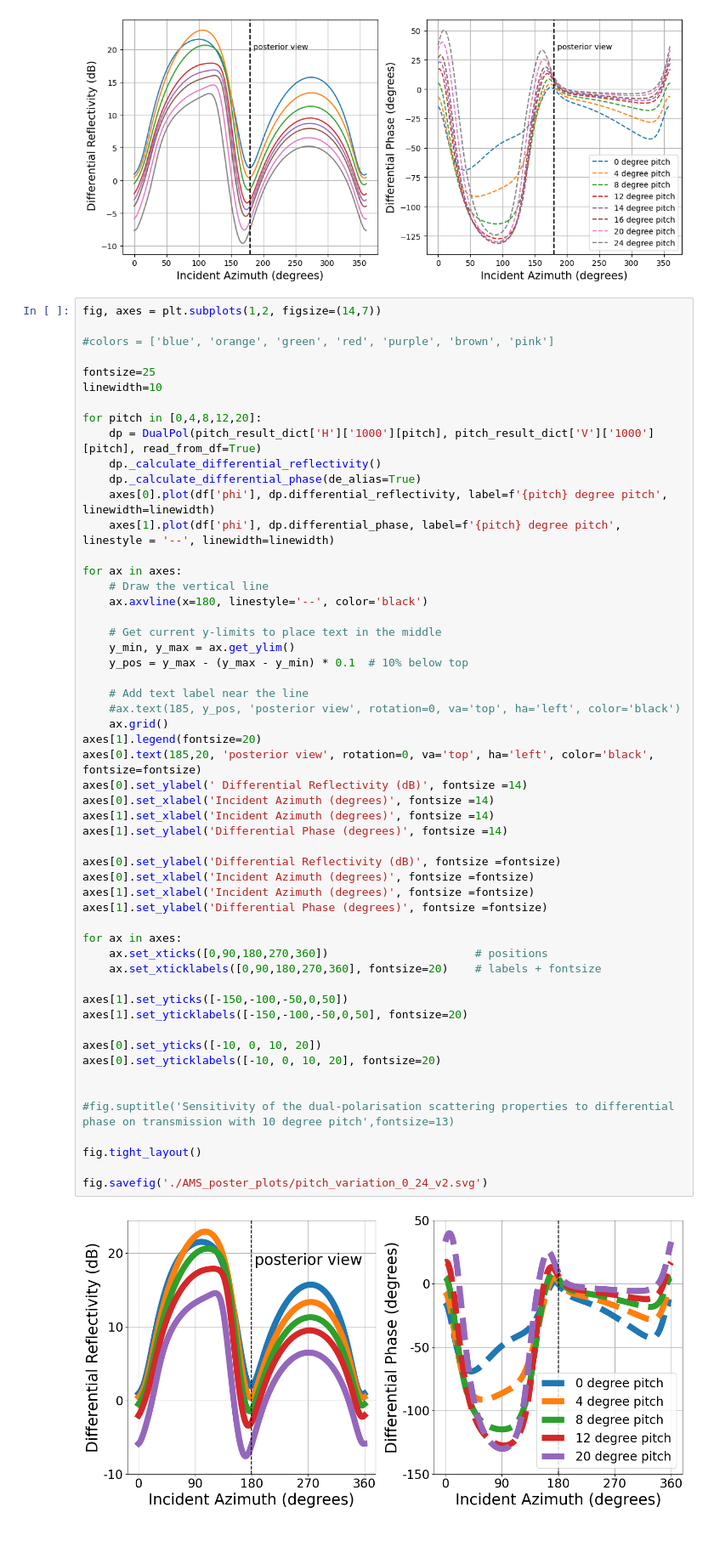
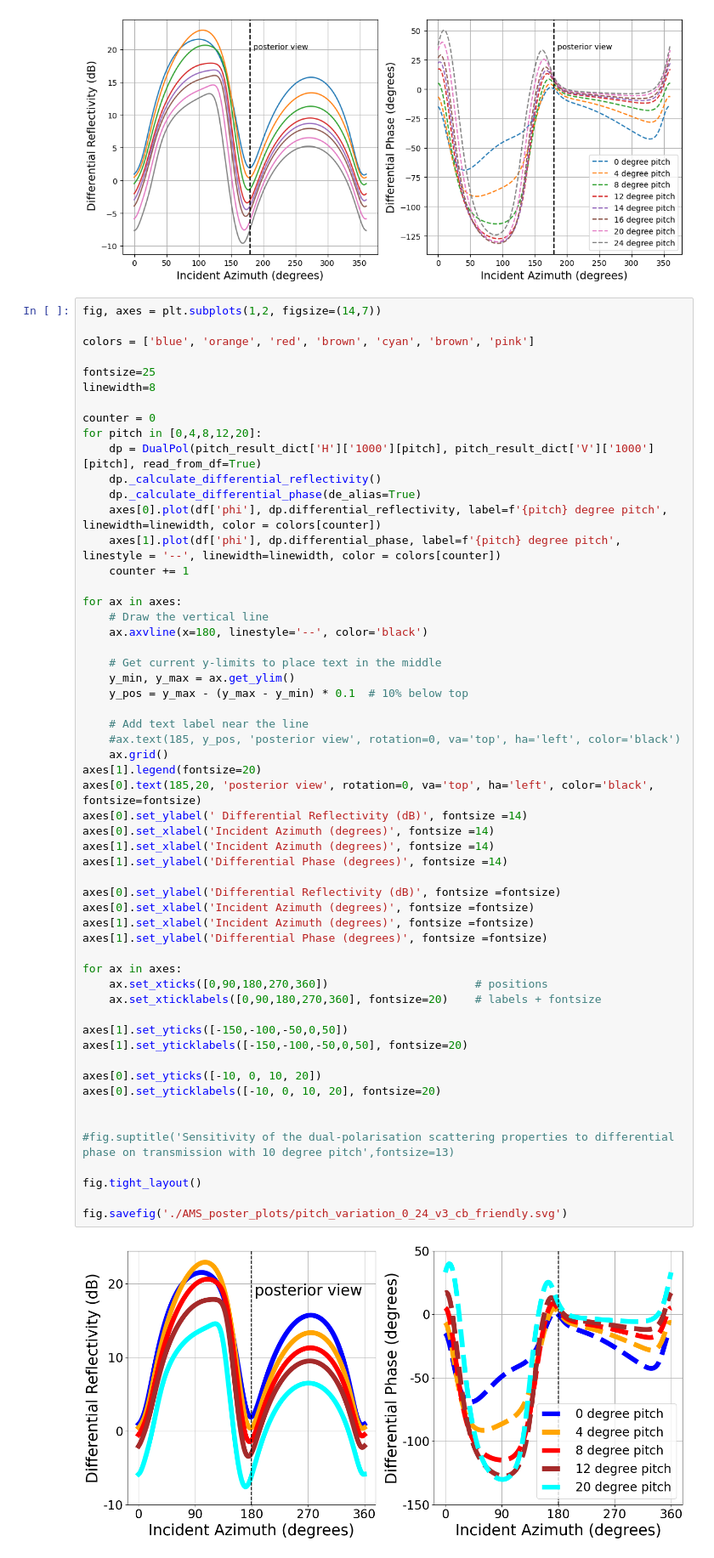
Before and after one commit to TommyMatthews/WIPL-python-analysis, a Jupyter notebook: End_of_Bernard_phase_one/ams_poster_pitch_fig.ipynb, the cells around one changed output. Shown at 85% size. Drawn from its saved outputs; the diff is of its cells as text.

```diff
--- a/End_of_Bernard_phase_one/ams_poster_pitch_fig.ipynb
+++ b/End_of_Bernard_phase_one/ams_poster_pitch_fig.ipynb
@@ -81,17 +81,19 @@ fig.savefig('./AMS_poster_plots/pitch_variation_0_24.svg')
 # %%
 fig, axes = plt.subplots(1,2, figsize=(14,7))
 
-#colors = ['blue', 'orange', 'green', 'red', 'purple', 'brown', 'pink']
+colors = ['blue', 'orange', 'red', 'brown', 'cyan', 'brown', 'pink']
 
 fontsize=25
-linewidth=10
+linewidth=8
 
+counter = 0
 for pitch in [0,4,8,12,20]:
     dp = DualPol(pitch_result_dict['H']['1000'][pitch], pitch_result_dict['V']['1000'][pitch], read_from_df=True)
     dp._calculate_differential_reflectivity()
     dp._calculate_differential_phase(de_alias=True)
-    axes[0].plot(df['phi'], dp.differential_reflectivity, label=f'{pitch} degree pitch', linewidth=linewidth)
-    axes[1].plot(df['phi'], dp.differential_phase, label=f'{pitch} degree pitch', linestyle = '--', linewidth=linewidth)
+    axes[0].plot(df['phi'], dp.differential_reflectivity, label=f'{pitch} degree pitch', linewidth=linewidth, color = colors[counter])
+    axes[1].plot(df['phi'], dp.differential_phase, label=f'{pitch} degree pitch', linestyle = '--', linewidth=linewidth, color = colors[counter])
+    counter += 1
 
 for ax in axes:
     # Draw the vertical line
@@ -105,32 +107,32 @@ for ax in axes:
     #ax.text(185, y_pos, 'posterior view', rotation=0, va='top', ha='left', color='black')
     ax.grid()
 axes[1].legend(fontsize=20)
 axes[0].text(185,20, 'posterior view', rotation=0, va='top', ha='left', color='black', fontsize=fontsize)
 axes[0].set_ylabel(' Differential Reflectivity (dB)', fontsize =14)
 axes[0].set_xlabel('Incident Azimuth (degrees)', fontsize =14)
 axes[1].set_xlabel('Incident Azimuth (degrees)', fontsize =14)
 axes[1].set_ylabel('Differential Phase (degrees)', fontsize =14)
 
 axes[0].set_ylabel('Differential Reflectivity (dB)', fontsize =fontsize)
 axes[0].set_xlabel('Incident Azimuth (degrees)', fontsize =fontsize)
 axes[1].set_xlabel('Incident Azimuth (degrees)', fontsize =fontsize)
 axes[1].set_ylabel('Differential Phase (degrees)', fontsize =fontsize)
 
 for ax in axes:
     ax.set_xticks([0,90,180,270,360])                      # positions
     ax.set_xticklabels([0,90,180,270,360], fontsize=20)    # labels + fontsize
 
 axes[1].set_yticks([-150,-100,-50,0,50])
 axes[1].set_yticklabels([-150,-100,-50,0,50], fontsize=20)
 
 axes[0].set_yticks([-10, 0, 10, 20])
 axes[0].set_yticklabels([-10, 0, 10, 20], fontsize=20)
 
 
 #fig.suptitle('Sensitivity of the dual-polarisation scattering properties to differential phase on transmission with 10 degree pitch',fontsize=13)
 
 fig.tight_layout()
 
-fig.savefig('./AMS_poster_plots/pitch_variation_0_24_v2.svg')
+fig.savefig('./AMS_poster_plots/pitch_variation_0_24_v3_cb_friendly.svg')
 # %% [output]
-[figure, old version]
+[figure, new version]
```
Also changed, not shown: 4 other files.
